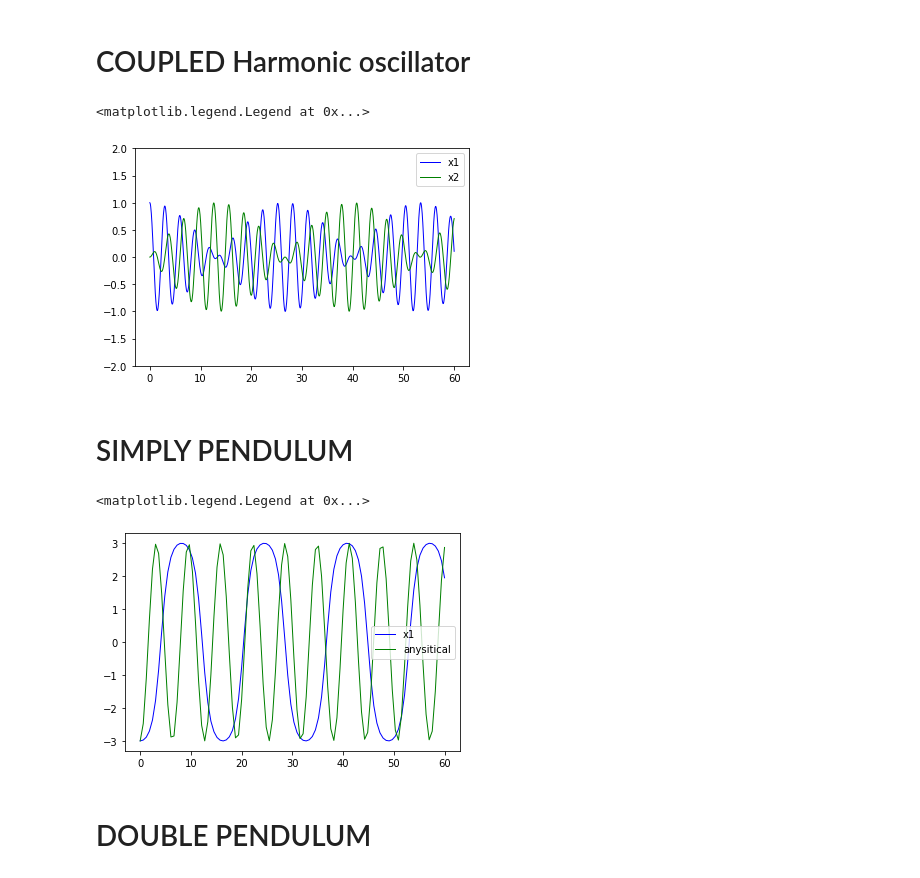
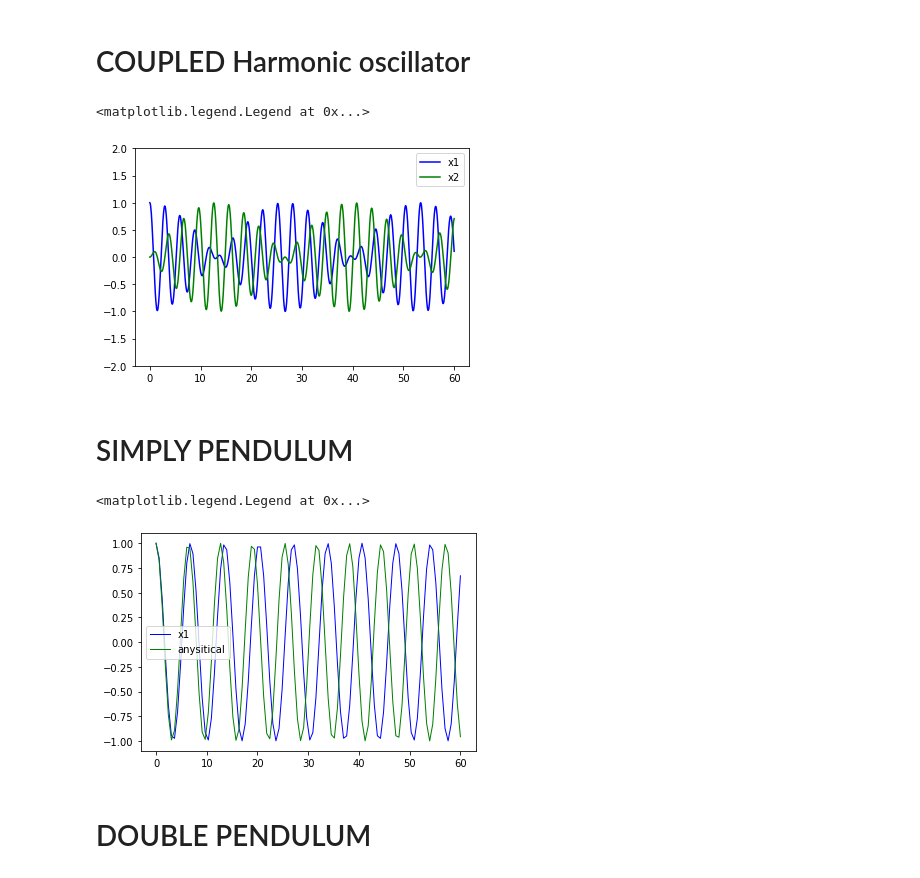
Before and after one commit to 37053837/Theoretical-Mechanic, a Jupyter notebook: TM_TA.ipynb, the cells around one changed output. Saved outputs shown, nothing was run; the diff lists cells and outputs as text; code cells hidden in the pictures.

```diff
--- a/TM_TA.ipynb
+++ b/TM_TA.ipynb
@@ -47,7 +47,7 @@ p = [m1, m2, k1, k2, k12]
 w0 = [x1, y1, x2, y2]
 
 # solve ode
-wsol = odeint(vectorfield, w0, t, args=(p,))
+wsol = odeint(coupling, w0, t, args=(p,))
 
 
 x1_s=[]
@@ -63,15 +63,15 @@ for i in range(1000):
 # Plot
 
 plt.ylim(-2,2)
-plt.plot(t, x1_s, 'b', linewidth=lw,label='x1')
-plt.plot(t, x2_s, 'g', linewidth=lw,label='x2')
+plt.plot(t, x1_s, 'b',label='x1')
+plt.plot(t, x2_s, 'g',label='x2')
 
 
 
 plt.legend()
 # %% [output]
 <matplotlib.legend.Legend at 0x...>
-[figure, old version]
+[figure, new version]
 # %% [markdown]
 # SIMPLY  PENDULUM
 # %%
@@ -93,7 +93,7 @@ g=9.8
 l=10
 # Initial conditions
 # x1 and x2 are the initial displacements; y1 and y2 are the initial velocities
-x1 = -3
+x1 = 1
 y1 = 0.0
 
 te = 60.0
@@ -113,37 +113,36 @@ wsol = odeint(Pendulum, w0, t, args=(p,))
 #with open('two_springs.dat', 'w') as f:
     # Print & save the solution.
     #for t1, w1 in zip(t, wsol):
         #print >> f, t1, w1[0], w1[1], w1[2], w1[3]
 x1_s=[]
 x2_s=[]
 y1_s=[]
 y2_s=[]
 for i in range(tstep):
     x1_s.append(wsol[i][0])
     y1_s.append(wsol[i][1])
 
 
 # Plot the solution that was generated
 
 #figure(1, figsize=(6, 4.5))
 k=(g/l)**(1/2)
 #xlabel('t')
 #grid(True)
 #hold(True)
-lw = 1
 t=np.array(t)
 #plt.ylim(0,2)
-plt.plot(t, np.array(x1_s), 'b', linewidth=lw,label='x1')
-plt.plot(t, np.cos(k*t)*x1, 'g', linewidth=lw,label='anysitical')
+plt.plot(t, np.array(x1_s), 'b',label='x1')
+plt.plot(t, np.cos(k*t)*x1, 'g',label='anysitical')
 #plot(t, -np.array(x1_s)+np.array(x2_s)/2, '--y', linewidth=lw,label='antisymmetrical')
 #plot(t, np.array(x1_s)+np.array(x2_s)/2, '--r', linewidth=lw,label='symmetrical')
 
 
 plt.legend()
 #legend((r'$x_1$', r'$x_2$'), prop=FontProperties(size=16))
 # %% [output]
 <matplotlib.legend.Legend at 0x...>
-[figure, old version]
+[figure, new version]
 # %% [markdown]
 # DOUBLE PENDULUM
 # %%
```
